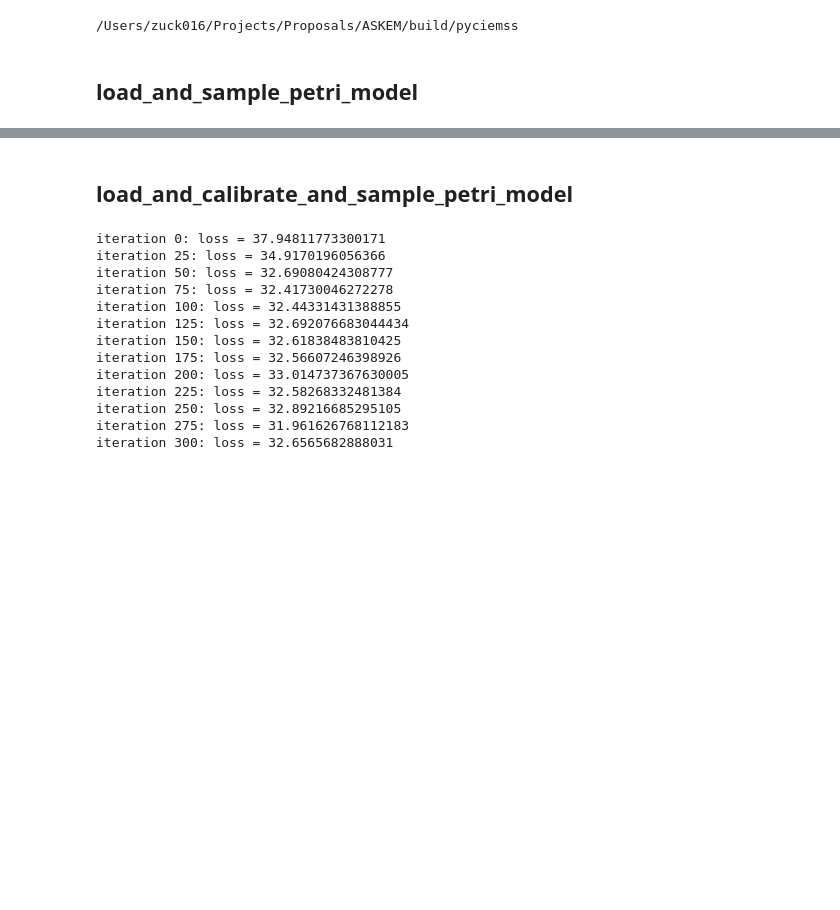
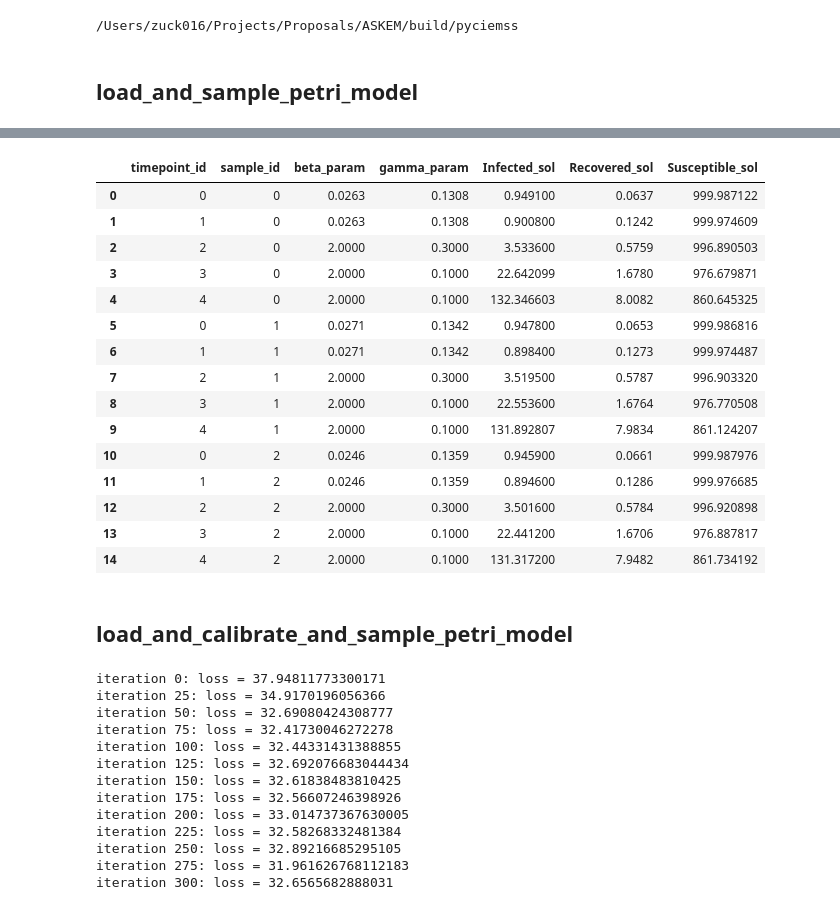
Before and after one commit to ciemss/pyciemss, a Jupyter notebook: notebook/integration_demo/demo.ipynb, the cells around one changed output, grey strips where cells are left out. Drawn from its saved outputs; the diff is of its cells as text; code cells hidden in the pictures; blank space fills up the shorter version.

```diff
--- a/notebook/integration_demo/demo.ipynb
+++ b/notebook/integration_demo/demo.ipynb
@@ -286,0 +222,19 @@ assign_parameters_to_timepoints(interventions, timepoints, initial_values)
+# %%
+from pyciemss.utils.interface_utils import convert_to_output_format
+intervened_samples = {
+            'beta': tensor([0.0263, 0.0271, 0.0246]),
+            'gamma': tensor([0.1308, 0.1342, 0.1359]),
+            'Infected_sol': tensor([[  0.9491,   0.9008,   3.5336,  22.6421, 132.3466],
+                                    [  0.9478,   0.8984,   3.5195,  22.5536, 131.8928],
+                                    [  0.9459,   0.8946,   3.5016,  22.4412, 131.3172]]),
+            'Recovered_sol': tensor([[0.0637, 0.1242, 0.5759, 1.6780, 8.0082],
+                                     [0.0653, 0.1273, 0.5787, 1.6764, 7.9834],
+                                     [0.0661, 0.1286, 0.5784, 1.6706, 7.9482]]),
+            'Susceptible_sol': tensor([[999.9871, 999.9746, 996.8905, 976.6799, 860.6453],
+                                       [999.9868, 999.9745, 996.9033, 976.7705, 861.1242],
+                                       [999.9880, 999.9767, 996.9209, 976.8878, 861.7342]])}
+df = convert_to_output_format(intervened_samples, timepoints, interventions)
+df2 = pd.read_csv('test/test_utils/expected_output_format.csv')
+assert df2.equals(convert_to_output_format(intervened_samples, timepoints, interventions))
+
+import pandas as pd
@@ -286,0 +273,19 @@ assign_parameters_to_timepoints(interventions, timepoints, initial_values)
+# %%
+df2
+# %% [output]
+|  | timepoint_id | sample_id | beta_param | gamma_param | Infected_sol | Recovered_sol | Susceptible_sol |
+| 0 | 0 | 0 | 0.0263 | 0.1308 | 0.949100 | 0.0637 | 999.987122 |
+| 1 | 1 | 0 | 0.0263 | 0.1308 | 0.900800 | 0.1242 | 999.974609 |
+| 2 | 2 | 0 | 2.0000 | 0.3000 | 3.533600 | 0.5759 | 996.890503 |
+| 3 | 3 | 0 | 2.0000 | 0.1000 | 22.642099 | 1.6780 | 976.679871 |
+| 4 | 4 | 0 | 2.0000 | 0.1000 | 132.346603 | 8.0082 | 860.645325 |
+| 5 | 0 | 1 | 0.0271 | 0.1342 | 0.947800 | 0.0653 | 999.986816 |
+| 6 | 1 | 1 | 0.0271 | 0.1342 | 0.898400 | 0.1273 | 999.974487 |
+| 7 | 2 | 1 | 2.0000 | 0.3000 | 3.519500 | 0.5787 | 996.903320 |
+| 8 | 3 | 1 | 2.0000 | 0.1000 | 22.553600 | 1.6764 | 976.770508 |
+| 9 | 4 | 1 | 2.0000 | 0.1000 | 131.892807 | 7.9834 | 861.124207 |
+| 10 | 0 | 2 | 0.0246 | 0.1359 | 0.945900 | 0.0661 | 999.987976 |
+| 11 | 1 | 2 | 0.0246 | 0.1359 | 0.894600 | 0.1286 | 999.976685 |
+| 12 | 2 | 2 | 2.0000 | 0.3000 | 3.501600 | 0.5784 | 996.920898 |
+| 13 | 3 | 2 | 2.0000 | 0.1000 | 22.441200 | 1.6706 | 976.887817 |
+| 14 | 4 | 2 | 2.0000 | 0.1000 | 131.317200 | 7.9482 | 861.734192 |
```
Also changed, not shown: parts of 37 cells of this notebook, 5 other files.
